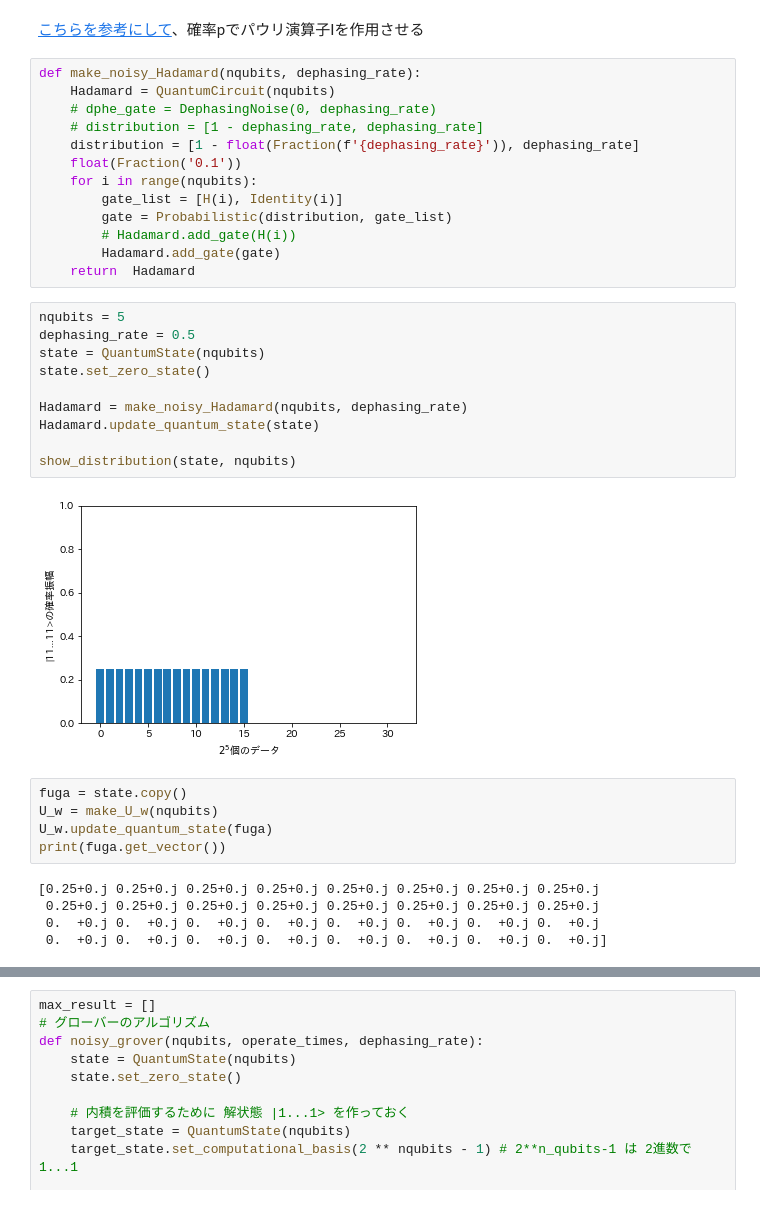
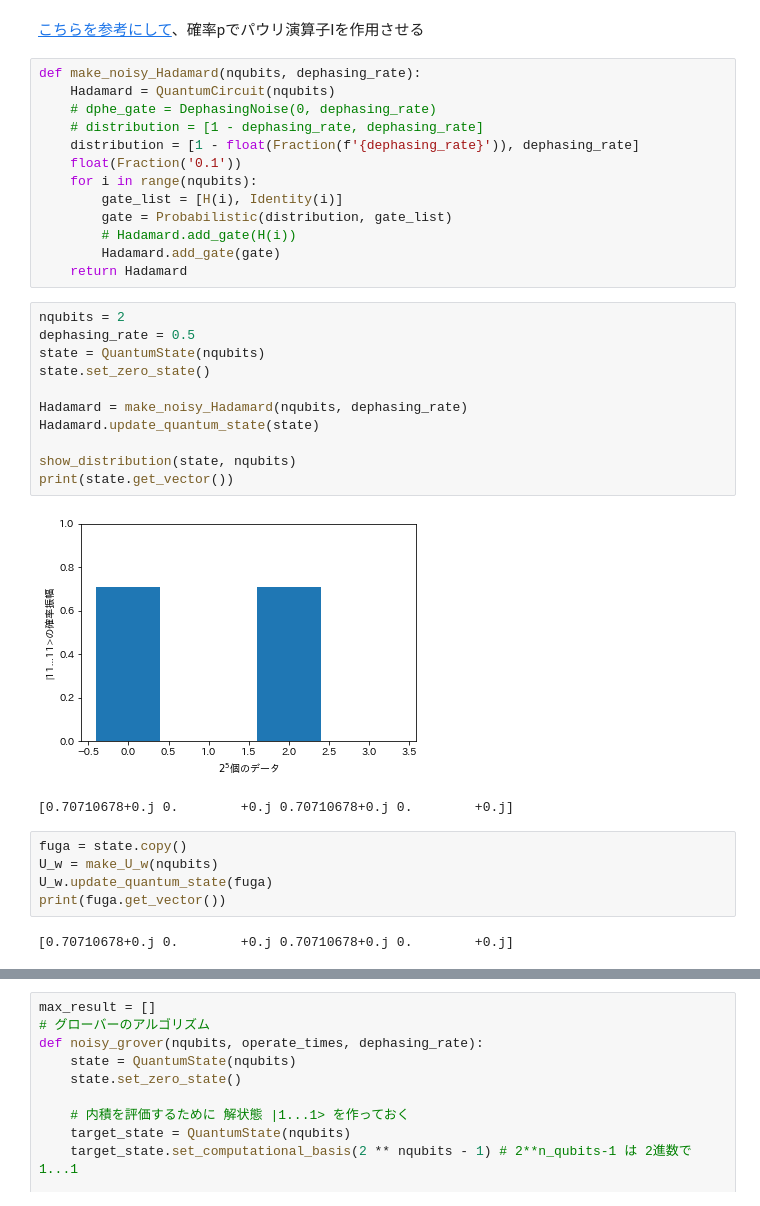
Before and after one commit to KaitoMuraoka/BasicQuantumAlgorithm, a Jupyter notebook: main/First.ipynb, the cells around one changed output, grey strips where cells are left out. Cells and saved outputs as stored; diff of their text form.

```diff
--- a/main/First.ipynb
+++ b/main/First.ipynb
@@ -241,29 +303,28 @@ def make_noisy_Hadamard(nqubits, dephasing_rate):
         gate = Probabilistic(distribution, gate_list)
         # Hadamard.add_gate(H(i))
         Hadamard.add_gate(gate)
-    return  Hadamard
+    return Hadamard
 # %%
-nqubits = 5
+nqubits = 2
 dephasing_rate = 0.5
 state = QuantumState(nqubits)
 state.set_zero_state()
 
 Hadamard = make_noisy_Hadamard(nqubits, dephasing_rate)
 Hadamard.update_quantum_state(state)
 
 show_distribution(state, nqubits)
+print(state.get_vector())
 # %% [output]
-[figure, old version]
+[figure, new version]
+[0.70710678+0.j 0.        +0.j 0.70710678+0.j 0.        +0.j]
 # %%
 fuga = state.copy()
 U_w = make_U_w(nqubits)
 U_w.update_quantum_state(fuga)
 print(fuga.get_vector())
 # %% [output]
-[0.25+0.j 0.25+0.j 0.25+0.j 0.25+0.j 0.25+0.j 0.25+0.j 0.25+0.j 0.25+0.j
- 0.25+0.j 0.25+0.j 0.25+0.j 0.25+0.j 0.25+0.j 0.25+0.j 0.25+0.j 0.25+0.j
- 0.  +0.j 0.  +0.j 0.  +0.j 0.  +0.j 0.  +0.j 0.  +0.j 0.  +0.j 0.  +0.j
- 0.  +0.j 0.  +0.j 0.  +0.j 0.  +0.j 0.  +0.j 0.  +0.j 0.  +0.j 0.  +0.j]
+[0.70710678+0.j 0.        +0.j 0.70710678+0.j 0.        +0.j]
 # %%
 ## 初期状態の準備
 state = QuantumState(nqubits)
```
Also changed, not shown: parts of 39 cells of this notebook, 1 other file.
